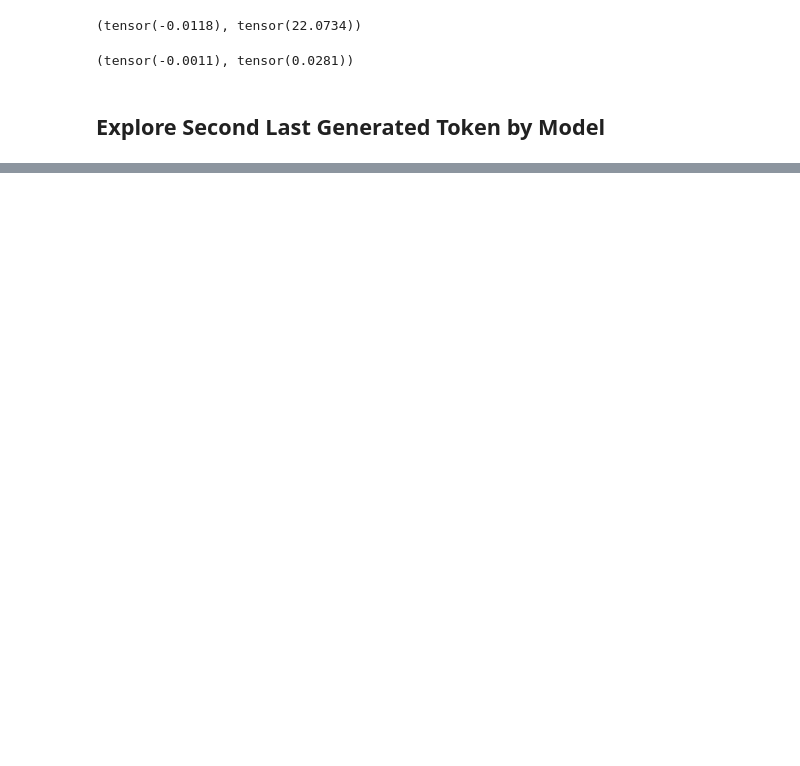
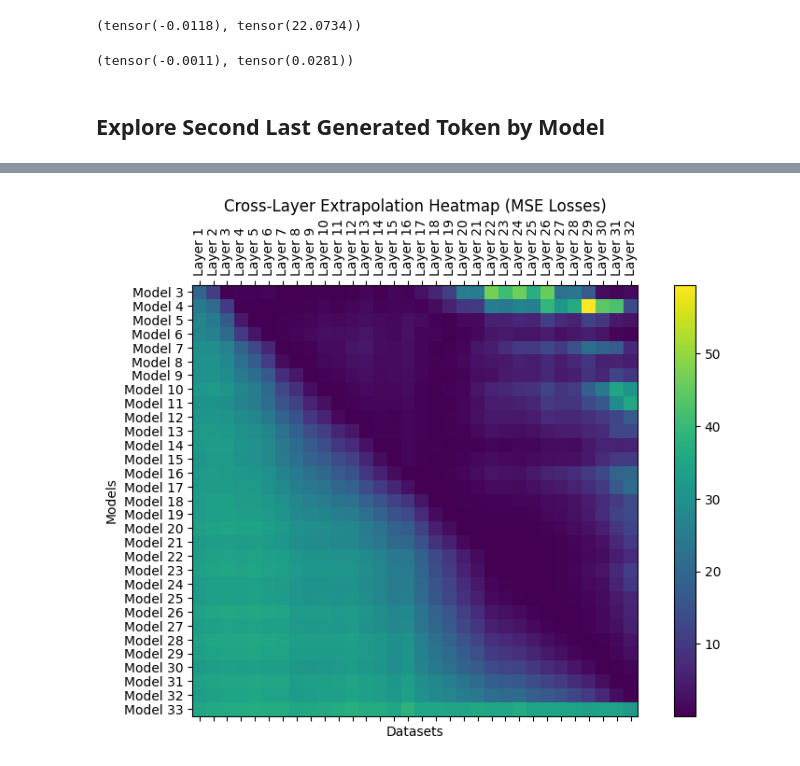
Before and after one commit to JThh/long_hallucinations, a Jupyter notebook: notebooks/2024-03-14-latent-probe-specific-tokens.ipynb, the cells around one changed output, grey strips where cells are left out. Saved outputs shown, nothing was run; the diff lists cells and outputs as text; code cells hidden in the pictures; blank space fills up the shorter version.

```diff
--- a/notebooks/2024-03-14-latent-probe-specific-tokens.ipynb
+++ b/notebooks/2024-03-14-latent-probe-specific-tokens.ipynb
@@ -311,0 +380,48 @@ layered_datasets[:-1].mean(), layered_datasets[:-1].var()
+# %%
+slt_cross_dataset_losses = torch.zeros(len(slt_best_models), len(slt_train_dataloaders) + len(slt_test_dataloaders))
+
+for i, model in enumerate(slt_best_models):
+    for j, train_loader in enumerate(slt_train_dataloaders):
+        loss = evaluate_model_on_loader(model, train_loader)
+        slt_cross_dataset_losses[i, j] = loss
+    for k, test_loader in enumerate(slt_test_dataloaders, start=len(slt_train_dataloaders)):
+        loss = evaluate_model_on_loader(model, test_loader)
+        slt_cross_dataset_losses[i, k] = loss
+
+for i, (best_loss, model) in enumerate(zip(slt_best_losses, slt_best_models)):
+    print(f"Model {i+1}:")
+    print(f"  Best Loss (on its own test set): {best_loss:.4f}")
+    for j in range(len(slt_train_dataloaders)):
+        print(f"  Loss on Training Dataset {j+1}: {slt_cross_dataset_losses[i, j]:.4f}")
+    for k in range(len(slt_test_dataloaders)):
+        print(f"  Loss on Test Dataset {k+1}: {slt_cross_dataset_losses[i, len(slt_train_dataloaders) + k]:.4f}")
+# %%
+import matplotlib.pyplot as plt
+import numpy as np
+
+slt_cross_dataset_losses_np = slt_cross_dataset_losses[2:,len(slt_train_dataloaders):-1].numpy()
+
+num_models = slt_cross_dataset_losses_np.shape[0]
+num_datasets = slt_cross_dataset_losses_np.shape[1]
+
+fig, ax = plt.subplots(figsize=(10, 6))
+cax = ax.matshow(slt_cross_dataset_losses_np, cmap='viridis')
+
+# Add color bar to interpret values
+fig.colorbar(cax)
+
+# Set axis labels
+ax.set_xlabel('Datasets')
+ax.set_ylabel('Models')
+ax.set_title('Cross-Layer Extrapolation Heatmap (MSE Losses)')
+
+# Label each axis with dataset/model numbers
+ax.set_xticks(np.arange(num_datasets))
+ax.set_yticks(np.arange(num_models))
+
+ax.set_xticklabels([f'Layer {i+1}' for i in range(0, num_datasets)], rotation=90)
+ax.set_yticklabels([f'Model {i+1}' for i in range(2, num_models+2)])
+
+plt.show()
+# %% [output]
+[figure, added]
```
Also changed, not shown: parts of 18 cells of this notebook.
